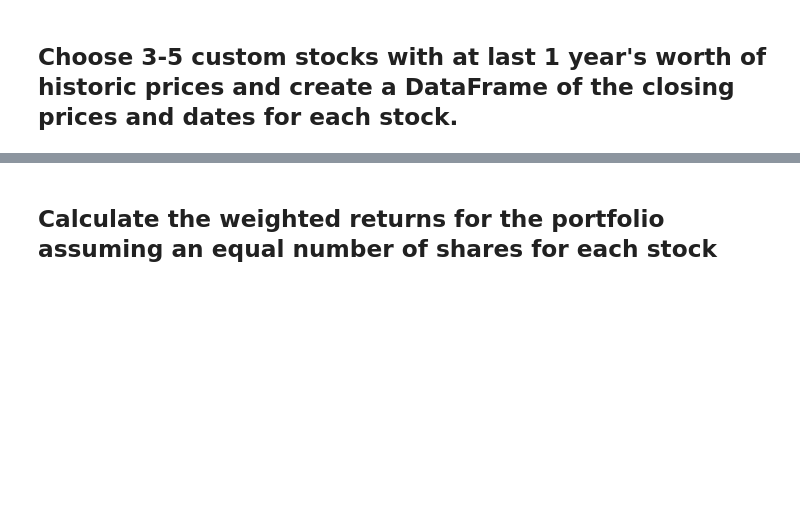
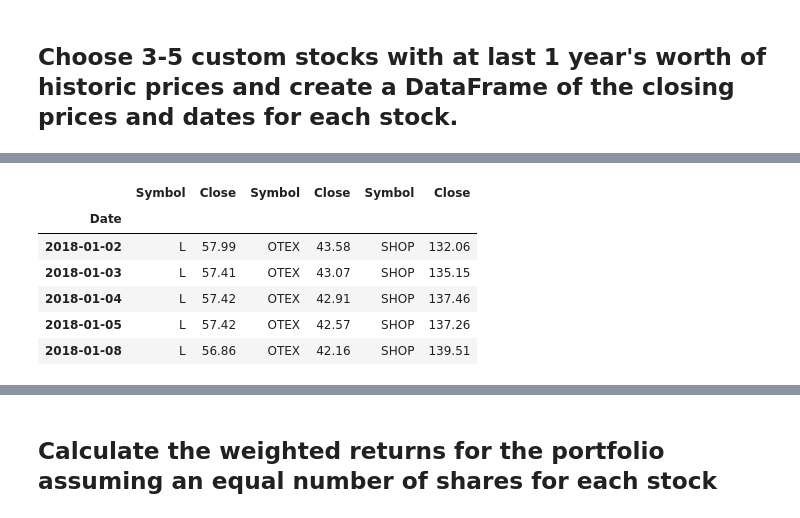
Before and after one commit to dileepadrd/module-4-challenge-algorithmic-trading-strategies, a Jupyter notebook: whale_analysis.ipynb, the cells around one changed output, grey strips where cells are left out. Cells and saved outputs as stored; diff of their text form; code cells hidden in the pictures; blank space fills up the shorter version.

Commit message:
Loading the custom data csv files and clearing data and calculating the daily returns.

```diff
--- a/whale_analysis.ipynb
+++ b/whale_analysis.ipynb
@@ -434,3 +434,5 @@ In this section, you will build your own portfolio of stocks, calculate the retu
 ## Choose 3-5 custom stocks with at last 1 year's worth of historic prices and create a DataFrame of the closing prices and dates for each stock.
 # %%
 # Reading data from 1st stock
+l_df = pd.read_csv("./Resources/l_historical.csv", index_col="Date", infer_datetime_format=True, parse_dates=True)
+l_df.head()
@@ -437,2 +447,4 @@ In this section, you will build your own portfolio of stocks, calculate the retu
 # %%
 # Reading data from 2nd stock
+otex_df = pd.read_csv("./Resources/otex_historical.csv", index_col="Date", infer_datetime_format=True, parse_dates=True)
+otex_df.head()
@@ -439,2 +459,4 @@ In this section, you will build your own portfolio of stocks, calculate the retu
 # %%
 # Reading data from 3rd stock
+shop_df = pd.read_csv("./Resources/shop_historical.csv", index_col="Date", infer_datetime_format=True, parse_dates=True)
+shop_df.head()
@@ -444,0 +471,18 @@ In this section, you will build your own portfolio of stocks, calculate the retu
+# %%
+# Combine all stocks in a single DataFrame
+# before combining the data frames, it is required to rename the Colose colum name
+# Otherwise, there could be multiple colums with the same name
+#l_df.rename(columns={"Close":"L"}, inplace=True)
+#otex_df.rename(columns={"Close":"Otex"}, inplace=True)
+#shop_df.rename(columns={"Close":"Shop"}, inplace=True)
+
+custom_con_df = pd.concat([l_df, otex_df, shop_df], axis="columns", join="inner")
+custom_con_df.head()
+# %% [output]
+|  | Symbol | Close | Symbol | Close | Symbol | Close |
+| Date |  |  |  |  |  |  |
+| 2018-01-02 | L | 57.99 | OTEX | 43.58 | SHOP | 132.06 |
+| 2018-01-03 | L | 57.41 | OTEX | 43.07 | SHOP | 135.15 |
+| 2018-01-04 | L | 57.42 | OTEX | 42.91 | SHOP | 137.46 |
+| 2018-01-05 | L | 57.42 | OTEX | 42.57 | SHOP | 137.26 |
+| 2018-01-08 | L | 56.86 | OTEX | 42.16 | SHOP | 139.51 |
```
Also changed, not shown: parts of 8 cells of this notebook.
